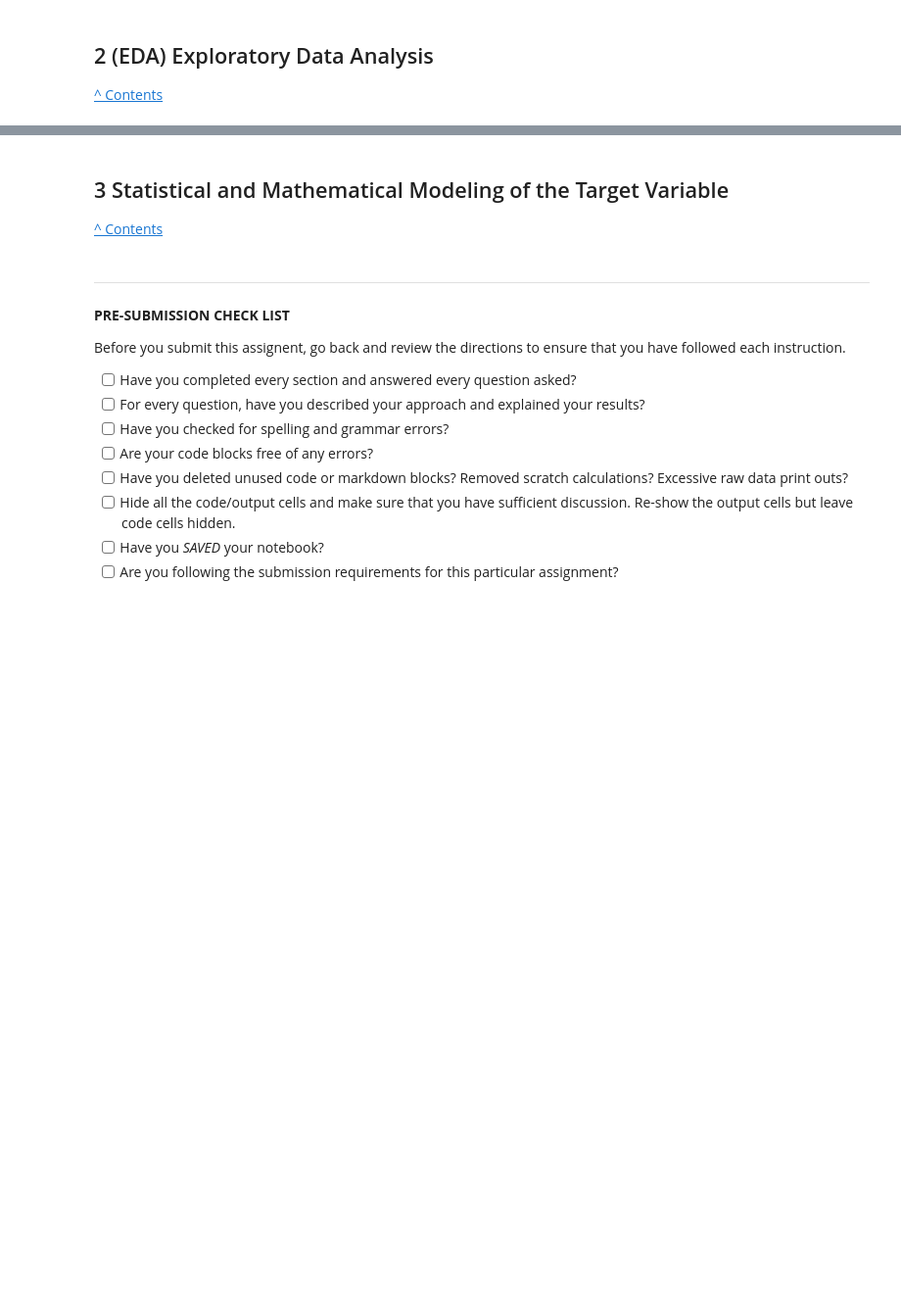
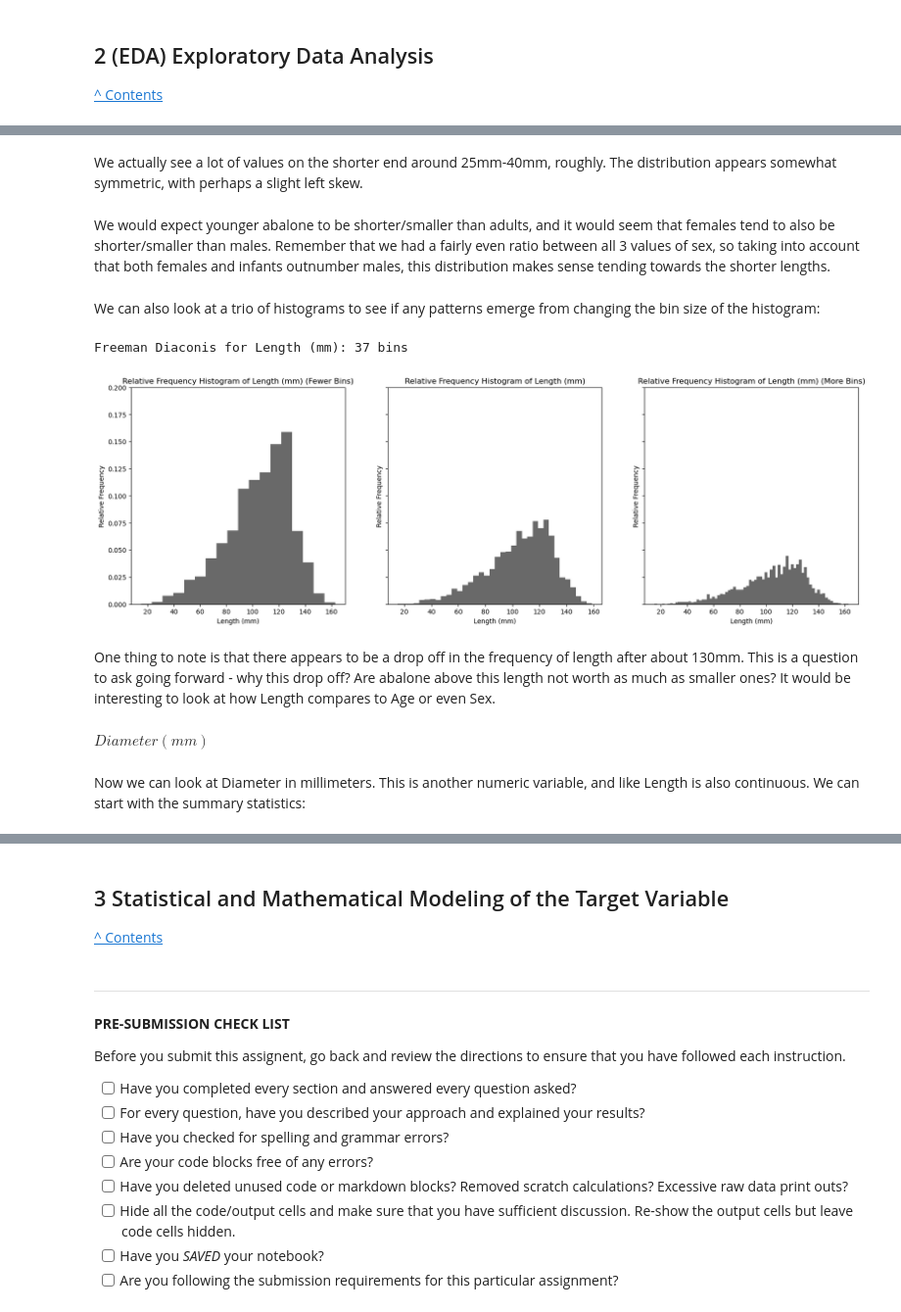
Before and after one commit to ansaridan/jhu-data-engineering-team-5, a Jupyter notebook: Problem_Set_3/Jhirsc21.ipynb, the cells around one changed output, grey strips where cells are left out. Shown at 98% size. Saved outputs shown, nothing was run; the diff lists cells and outputs as text; code cells hidden in the pictures; blank space fills up the shorter version.

```diff
--- a/Problem_Set_3/Jhirsc21.ipynb
+++ b/Problem_Set_3/Jhirsc21.ipynb
@@ -94,0 +199,34 @@ df.head()
+# %%
+def histogram_trio(data, variable_name, zoom=1.0):
+    h = freeman_diaconis(data[variable_name])
+    mn = int(data[variable_name].min())
+    mx = int(data[variable_name].max())
+    bins = [i for i in range( mn, mx, h)]
+    print(f"Freeman Diaconis for {variable_name}: {len(bins)} bins")
+
+    observations = len(data)
+    empirical_weights = np.ones(observations)/observations # this converts counts to relative frequencies when used in hist()
+
+    fig, ax = plt.subplots(1, 3, figsize=(20, 6), sharey=True)
+
+    fewer_bins = int(len(bins) * .50)
+    more_bins = int(len(bins) * 2)
+
+    n, bins, patches = ax[1].hist(data[variable_name], color="DimGray", bins=bins, weights=empirical_weights) # <---
+    ax[1].set_xlabel(variable_name)
+    ax[1].set_ylabel("Relative Frequency")
+    ax[1].set_title(f"Relative Frequency Histogram of {variable_name}")
+    ax[1].set_ylim((0, zoom))
+
+    n, bins, patches = ax[0].hist(data[variable_name], color="DimGray", bins=fewer_bins, weights=empirical_weights)
+    ax[0].set_xlabel(variable_name)
+    ax[0].set_ylabel("Relative Frequency")
+    ax[0].set_title(f"Relative Frequency Histogram of {variable_name} (Fewer Bins)")
+
+    n, bins, patches = ax[2].hist(data[variable_name], color="DimGray", bins=more_bins, weights=empirical_weights)
+    ax[2].set_xlabel(variable_name)
+    ax[2].set_ylabel("Relative Frequency")
+    ax[2].set_title(f"Relative Frequency Histogram of {variable_name} (More Bins)")
+
+    plt.show()
+    plt.close()
@@ -94,0 +288,17 @@ df.head()
+# %% [markdown]
+We actually see a lot of values on the shorter end around 25mm-40mm, roughly. The distribution appears somewhat symmetric, with perhaps a slight left skew.
+# %% [markdown]
+We would expect younger abalone to be shorter/smaller than adults, and it would seem that females tend to also be shorter/smaller than males. Remember that we had a fairly even ratio between all 3 values of sex, so taking into account that both females and infants outnumber males, this distribution makes sense tending towards the shorter lengths.
+# %% [markdown]
+We can also look at a trio of histograms to see if any patterns emerge from changing the bin size of the histogram:
+# %%
+histogram_trio(df, 'Length (mm)', zoom=0.20)
+# %% [output]
+Freeman Diaconis for Length (mm): 37 bins
+[figure, added]
+# %% [markdown]
+One thing to note is that there appears to be a drop off in the frequency of length after about 130mm. This is a question to ask going forward - why this drop off? Are abalone above this length not worth as much as smaller ones? It would be interesting to look at how Length compares to Age or even Sex.
+# %% [markdown]
+$Diameter (mm)$
+# %% [markdown]
+Now we can look at Diameter in millimeters. This is another numeric variable, and like Length is also continuous. We can start with the summary statistics:
```
Also changed, not shown: parts of 50 cells of this notebook.
